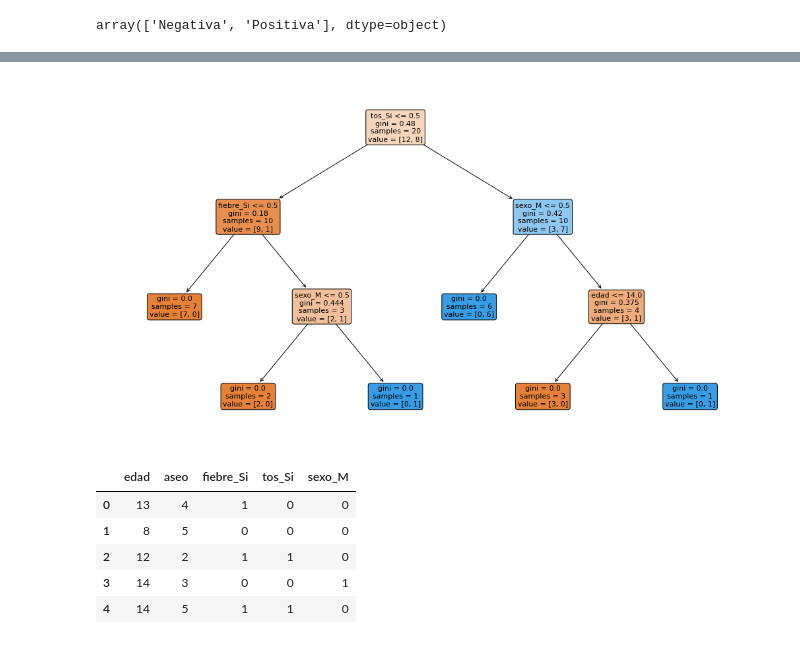
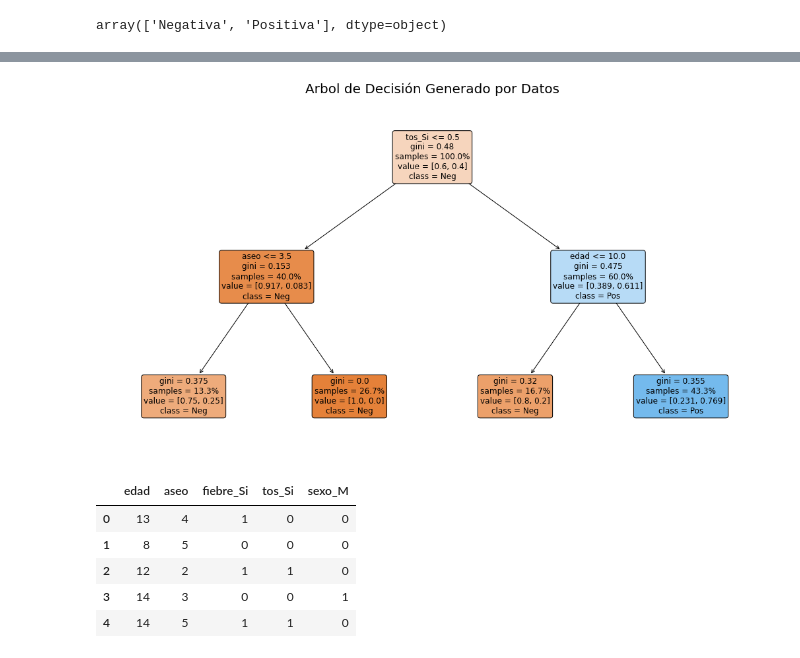
Before and after one commit to jcmachicao/curso_ai_salud, a Jupyter notebook: MLH_arboldecision.ipynb, the cells around one changed output, grey strips where cells are left out. Cells and saved outputs as stored; diff of their text form; code cells hidden in the pictures.

```diff
--- a/MLH_arboldecision.ipynb
+++ b/MLH_arboldecision.ipynb
@@ -84,5 +74,5 @@ data100
 # %%
-modelo = DecisionTreeClassifier(max_depth=3, random_state=0)
+modelo = DecisionTreeClassifier(max_depth=2, random_state=0)
 # %%
 X = data100.drop(['patologia_Positiva'], axis=1)
 y = data100.patologia_Positiva
@@ -125,10 +113,13 @@ data
 # %%
 from sklearn.tree import plot_tree
 plt.figure(figsize=(18,10))
-plot_tree(modelo, rounded=True, fontsize=11, label='all', filled=True, feature_names=X.columns)
+plot_tree(modelo, rounded=True, fontsize=12, label='all', filled=True, max_depth=2,
+          feature_names=X.columns, class_names=['Neg', 'Pos'],
+          proportion=True)
+plt.title('Arbol de Decisión Generado por Datos', fontsize=20)
 plt.show()
 # %% [output]
-[figure, old version]
+[figure, new version]
 # %%
 X.head()
 # %% [output]
```
Also changed, not shown: parts of 7 cells of this notebook.
